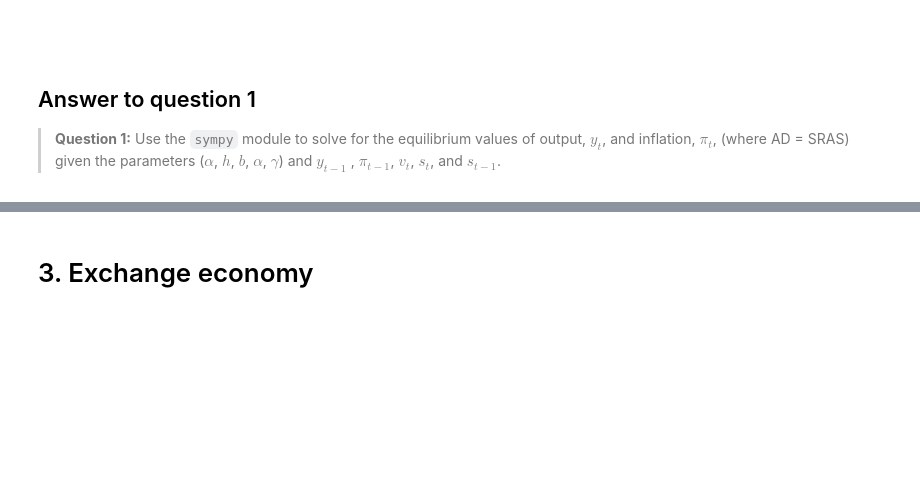
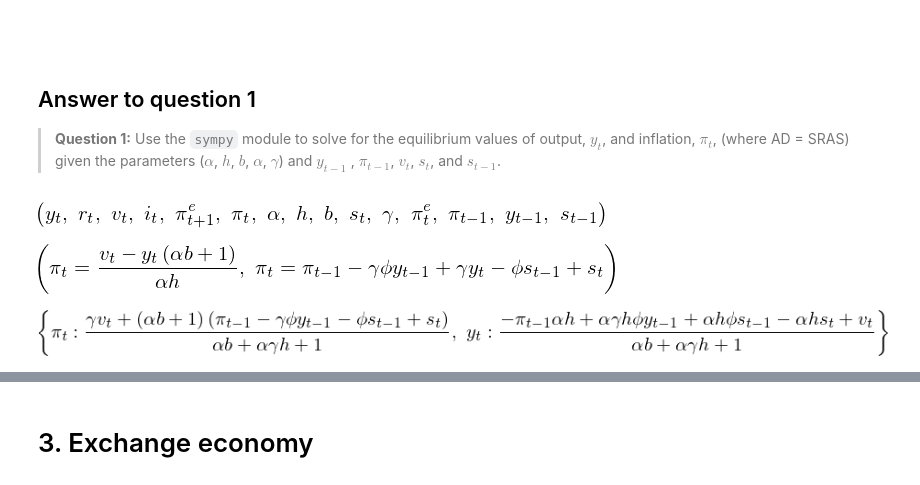
Before and after one commit to NumEconCopenhagen/projects-2019-remove-argv-0, a Jupyter notebook: examproject/exam_2019_kristian.ipynb, the cells around one changed output, grey strips where cells are left out. Saved outputs shown, nothing was run; the diff lists cells and outputs as text; code cells hidden in the pictures; blank space fills up the shorter version.

```diff
--- a/examproject/exam_2019_kristian.ipynb
+++ b/examproject/exam_2019_kristian.ipynb
@@ -391,0 +396,36 @@ par['sigma_c'] = 0.2
+# %%
+y_t = sp.symbols('y_t')
+y_tm1 = sp.symbols('y_{t-1}')
+r_t = sp.symbols('r_t')
+v_t = sp.symbols('v_t')
+i_t = sp.symbols('i_t')
+s_t = sp.symbols('s_t')
+s_tm1 = sp.symbols('s_{t-1}')
+
+pi_tp1_e = sp.symbols('\pi_{t+1}^e')
+pi_t_e = sp.symbols('pi_t^e')
+pi_t = sp.symbols('\pi_t')
+
+pi_tm1 = sp.symbols('\pi_{t-1}')
+
+alpha = sp.symbols('alpha')
+gamma = sp.symbols('gamma')
+phi = sp.symbols('phi')
+h = sp.symbols('h')
+b = sp.symbols('b')
+
+y_t, r_t, v_t, i_t, pi_tp1_e, pi_t, alpha, h, b, s_t, gamma, pi_t_e, pi_tm1, y_tm1, s_tm1
+# %% [output]
+[figure, added]
+# %%
+AD = sp.Eq(pi_t, (1/(h*alpha)) * (v_t - (1 + b*alpha)*y_t) )
+SRAS = sp.Eq(pi_t, pi_tm1 + gamma*y_t - phi*gamma*y_tm1 + s_t - phi*s_tm1)
+
+AD, SRAS
+# %% [output]
+[figure, added]
+# %%
+SRAS_AD_solution = sp.solve((AD,SRAS), (y_t, pi_t))
+SRAS_AD_solution
+# %% [output]
+[figure, added]
```
Also changed, not shown: parts of 10 cells of this notebook.
